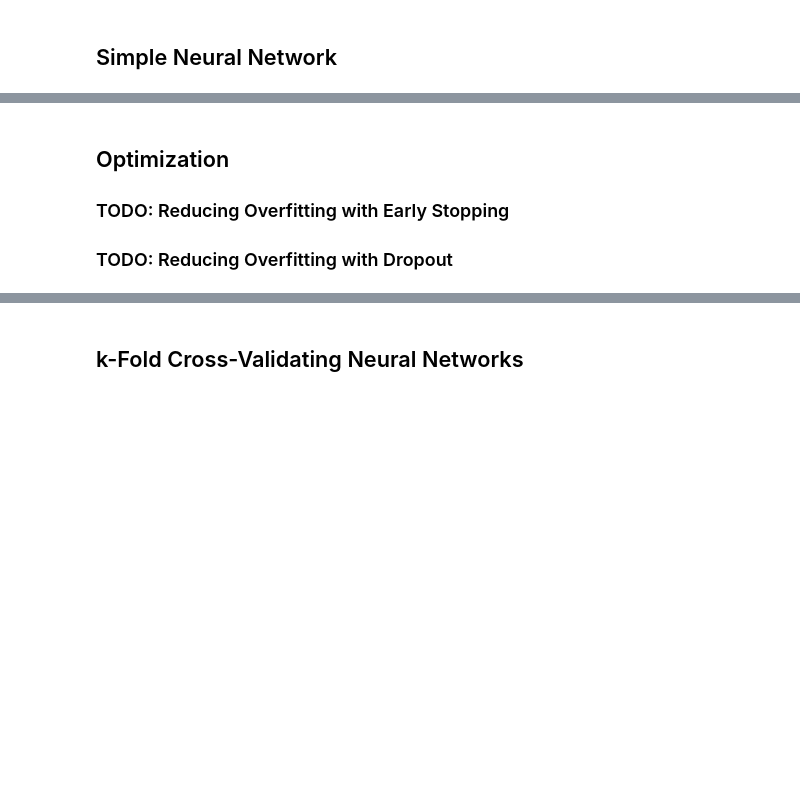
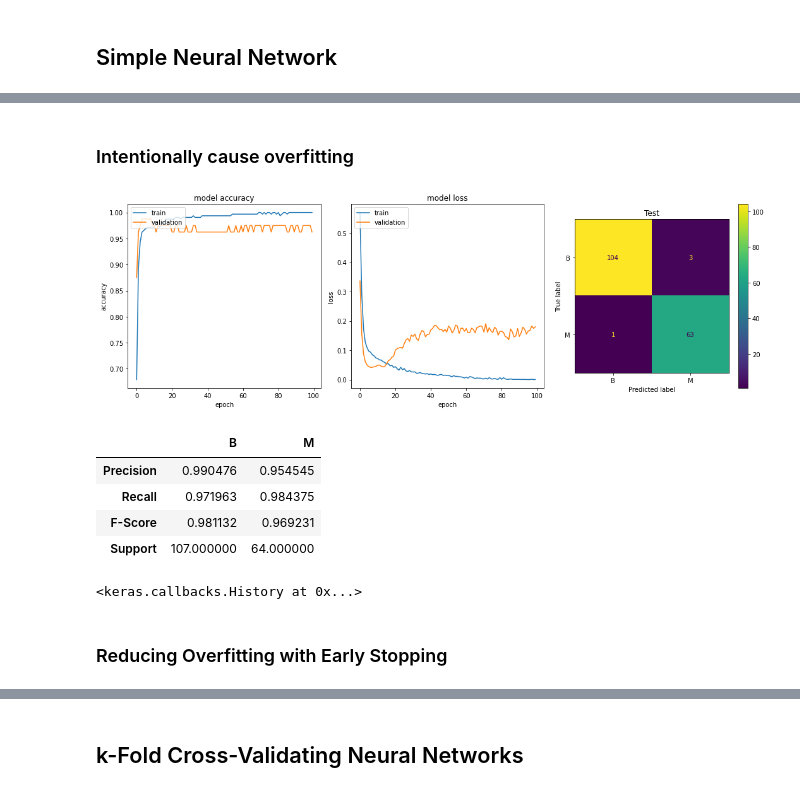
Before and after one commit to tsopeh/neural_networks, a Jupyter notebook: breast_cancer.ipynb, the cells around one changed output, grey strips where cells are left out. Drawn from its saved outputs; the diff is of its cells as text; code cells hidden in the pictures; blank space fills up the shorter version.

Commit message:
optimizations, cv, grid search

```diff
--- a/breast_cancer.ipynb
+++ b/breast_cancer.ipynb
@@ -287,5 +272,37 @@ To enable them in other operations, rebuild TensorFlow with the appropriate comp
+# %% [markdown]
+### Intentionally cause overfitting
+# %%
+def compile_overfitting_network ():
+    network = models.Sequential()
+    network.add(layers.Dense(units=16, activation="relu", input_shape=(len(X_train.columns),)))
+    network.add(layers.Dense(units=16, activation="relu"))
+    network.add(layers.Dense(units=1, activation="sigmoid"))
+    network.compile(loss="binary_crossentropy",
+                    optimizer="rmsprop",
+                    metrics=["accuracy"])
+    return network
+
+def network_overfitting_fit (network, X_train, y_train, X_validate, y_validate):
+    return network.fit(X_train,
+                       y_train,
+                       epochs=100,
+                       batch_size=2,
+                       verbose=0,
+                       validation_data=(X_validate, y_validate))
+
+train_test_plot_network(compile_overfitting_network,
+                        network_overfitting_fit,
+                        X_train, y_train,
+                        X_validate, y_validate,
+                        X_test, y_test,
+                        y_labels=encoder.classes_)
+# %% [output]
+[figure, added]
+|  | B | M |
+| Precision | 0.990476 | 0.954545 |
+| Recall | 0.971963 | 0.984375 |
+| F-Score | 0.981132 | 0.969231 |
+| Support | 107.000000 | 64.000000 |
+<keras.callbacks.History at 0x...>
 # %% [markdown]
-## Optimization
-
-### TODO: Reducing Overfitting with Early Stopping
-### TODO: Reducing Overfitting with Dropout
+### Reducing Overfitting with Early Stopping
```
Also changed, not shown: parts of 10 cells of this notebook.
